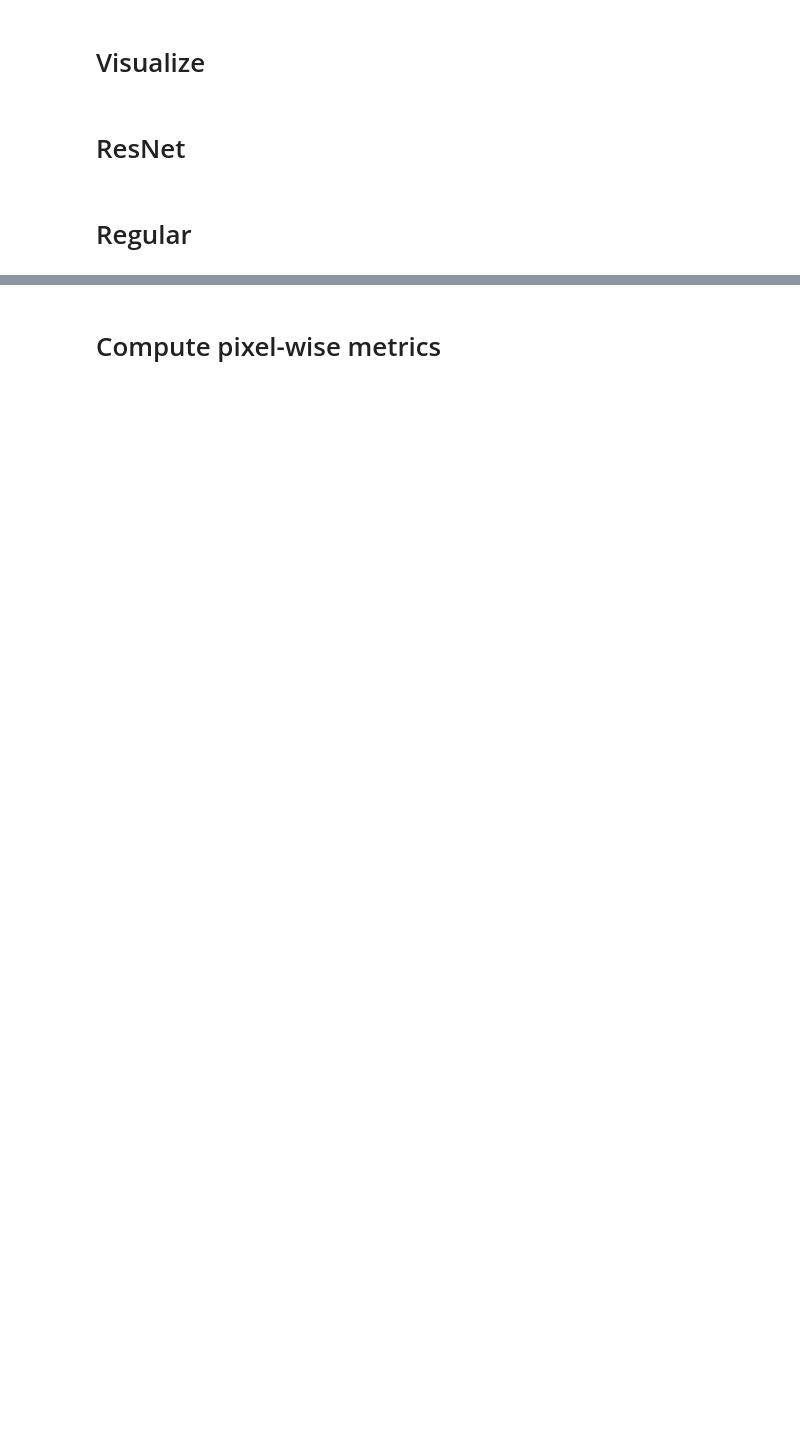
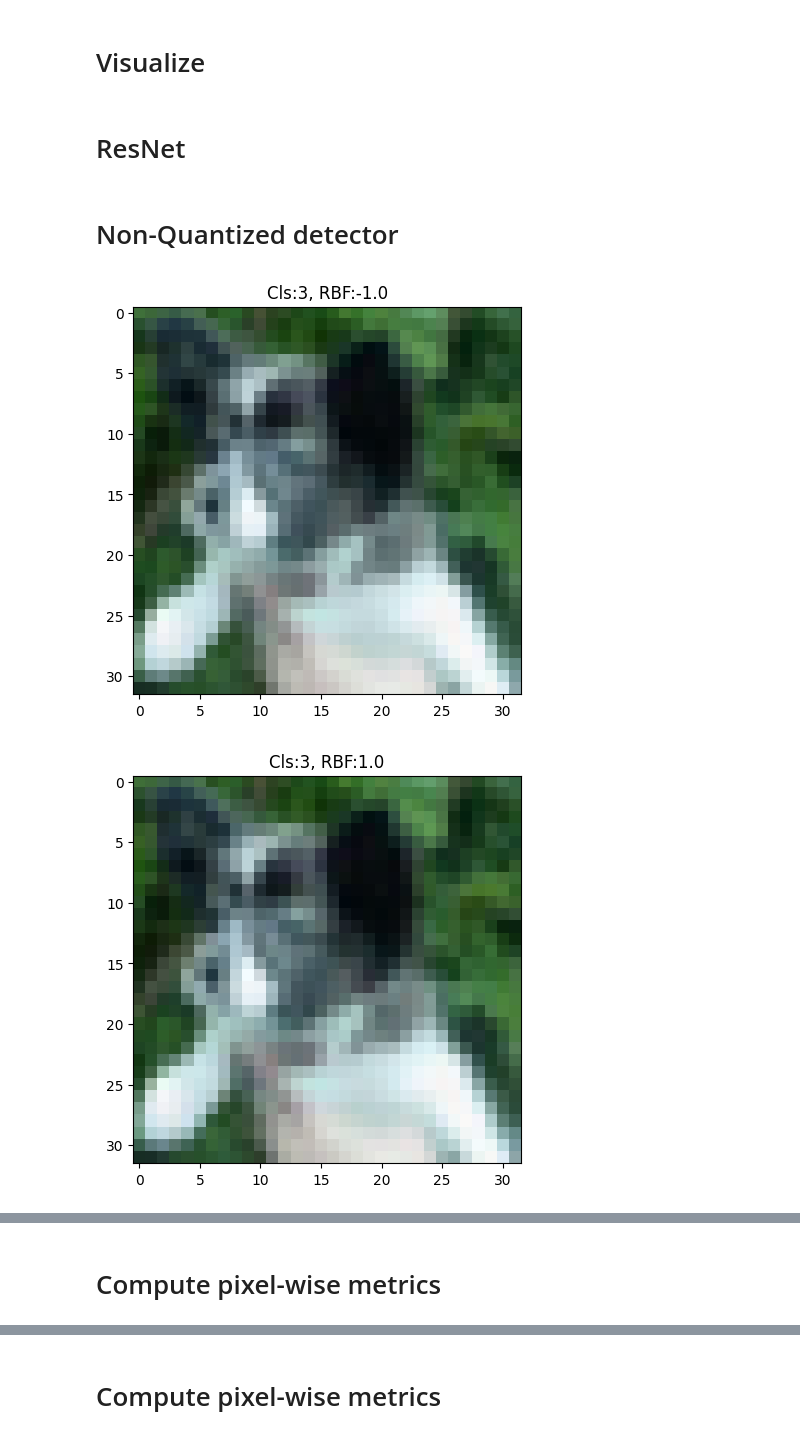
Before and after one commit to zainsarwar865/SparseDNNs, a Jupyter notebook: analysis.ipynb, the cells around one changed output, grey strips where cells are left out. Drawn from its saved outputs; the diff is of its cells as text; code cells hidden in the pictures; blank space fills up the shorter version.

```diff
--- a/analysis.ipynb
+++ b/analysis.ipynb
@@ -63,29 +64,41 @@ def imshow(img, title):
     plt.show()
 # %% [markdown]
 # ResNet
-# %% [markdown]
-# Regular
+# %% [markdown]
+# Non-Quantized detector
 # %%
-base_path = "/bigstor/zsarwar/SparseDNNs/MT_CIFAR10_full_10_d5f3f545a0883adb9c8f98e2a6ba4ac7/MT_Baseline_32efd89f04333501e1d66bc4e1d4260f"
-images_cw_base = "Adversarial_Datasets/CW_adv_samples_5120_test_detector-type-Regular_integrated-False.pickle"
-images_cw_rbf = "Adversarial_Datasets/CW_adv_samples_5120_test_detector-type-Regular_integrated-True.pickle"
-images_benign_base = "Benign_Datasets/CW_benign_samples_5120_test_detector-type-Regular_integrated-True.pickle"
+detector = 'Regular'
+c_base=0.1
+d_base=0.0
+c_integrated=0.2
+d_integrated=2.0
 
-predictions_integrated = "Predictions/Model/CW_type-adversarial_5120_test_detector-type-Regular_integrated-True.pickle"
-predictions_base = "Predictions/Model/CW_type-adversarial_5120_test_detector-type-Regular_integrated-False.pickle"
+base_path = f"/bigstor/zsarwar/SparseDNNs/MT_CIFAR10_full_10_d5f3f545a0883adb9c8f98e2a6ba4ac7/MT_Baseline_32efd89f04333501e1d66bc4e1d4260f"
+images_cw_base = f"Adversarial_Datasets/CW_adv_samples_5120_test_detector-type-{detector}_integrated-False_c-{c_base}_d-{d_base}.pickle"
+images_cw_rbf = f"Adversarial_Datasets/CW_adv_samples_5120_test_detector-type-{detector}_integrated-True_c-{c_integrated}_d-{d_integrated}.pickle"
+images_benign = f"Benign_Datasets/CW_benign_samples_5120_test_detector-type-{detector}_integrated-True_c-{c_integrated}_d-{d_integrated}.pickle"
 
+predictions_integrated = f"Predictions/Model/CW_type-adversarial_5120_test_detector-type-{detector}_integrated-True_c-{c_integrated}_d-{d_integrated}.pickle"
+predictions_base = f"Predictions/Model/CW_type-adversarial_5120_test_detector-type-{detector}_integrated-False_c-{c_base}_d-{d_base}.pickle"
 
-predictions_benign_rbf = "Predictions/RBF/CW_type-benign_5120_test_detector-type-Regular_integrated-False_rbf.pickle"
-predictions_base_rbf = "Predictions/RBF/CW_type-adversarial_5120_test_detector-type-Regular_integrated-False_rbf.pickle"
-predictions_integrated_rbf = "Predictions/RBF/CW_type-adversarial_5120_test_detector-type-Regular_integrated-True_rbf.pickle"
+predictions_benign_rbf = f"Predictions/RBF/CW_type-benign_5120_test_detector-type-{detector}_integrated-False_rbf_c-{c_base}_d-{d_base}.pickle"
+predictions_base_rbf = f"Predictions/RBF/CW_type-adversarial_5120_test_detector-type-{detector}_integrated-False_rbf_c-{c_base}_d-{d_base}.pickle"
+predictions_integrated_rbf = f"Predictions/RBF/CW_type-adversarial_5120_test_detector-type-{detector}_integrated-True_rbf_c-{c_integrated}_d-{d_integrated}.pickle"
+
+filtered_indices_base = f"Predictions/Perturbed_Samples/CW_benign_samples_5120_test_detector-type-{detector}_integrated-False_c-{c_base}_d-{d_base}.pt"
+filtered_indices_integrated = f"Predictions/Perturbed_Samples/CW_benign_samples_5120_test_detector-type-{detector}_integrated-True_c-{c_integrated}_d-{d_integrated}.pt"
 
 images_cw_base = os.path.join(base_path, images_cw_base)
 images_cw_rbf = os.path.join(base_path, images_cw_rbf)
-images_benign_base = os.path.join(base_path, images_benign_base)
+images_benign = os.path.join(base_path, images_benign)
 predictions_base_path = os.path.join(base_path, predictions_base)
 predictions_integrated_path = os.path.join(base_path, predictions_integrated)
 
 predictions_benign_rbf_path = os.path.join(base_path, predictions_benign_rbf)
 predictions_base_rbf_path = os.path.join(base_path, predictions_base_rbf)
 predictions_integrated_rbf_path = os.path.join(base_path, predictions_integrated_rbf)
+
+
+filtered_indices_base_path = os.path.join(base_path, filtered_indices_base)
+filtered_indices_integrated_path = os.path.join(base_path, filtered_indices_integrated)
 # %%
@@ -124,0 +158,11 @@ with open(predictions_integrated_rbf_path, 'rb') as in_file:
+# %%
+idx = 78
+title = f'Cls:{pred_labels_base[idx]}, RBF:{pred_labels_base_rbf[idx]}'
+imshow(images_cw_base[0][idx], title=title)
+title = f'Cls:{pred_labels_integrated[idx]}, RBF:{pred_labels_integrated_rbf[idx]}'
+imshow(images_cw_rbf[0][idx], title=title)
+title = f'GT:{true_labels_base[idx]}, RBF:{pred_labels_benign_rbf[idx]}'
+imshow(images_benign[0][idx], title=title)
+# %% [output]
+[figure, added]
+[figure, added]
@@ -124,0 +170,2 @@ with open(predictions_integrated_rbf_path, 'rb') as in_file:
+# %% [markdown]
+# Compute pixel-wise metrics
```
Also changed, not shown: parts of 24 cells of this notebook, 14 other files.
